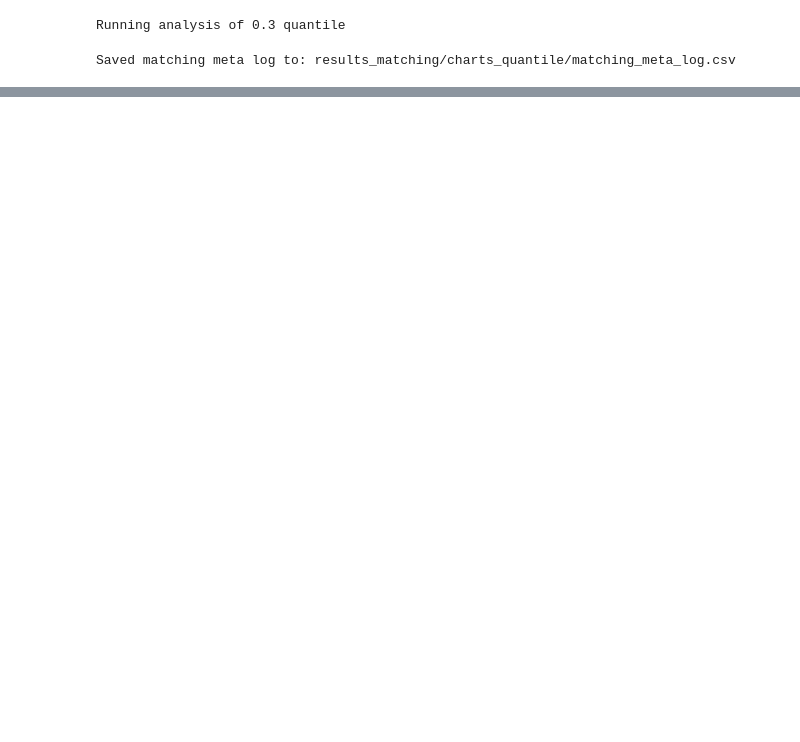
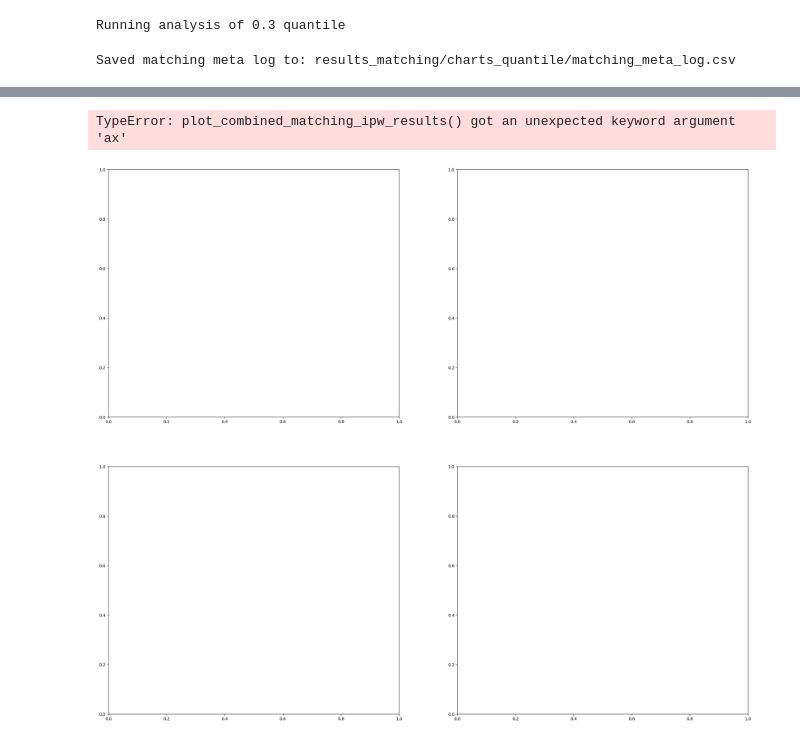
Before and after one commit to mashaashkolnik/causal_framework, a Jupyter notebook: matching.ipynb, the cells around one changed output, grey strips where cells are left out. Cells and saved outputs as stored; diff of their text form; code cells hidden in the pictures; blank space fills up the shorter version.

```diff
--- a/matching.ipynb
+++ b/matching.ipynb
@@ -406,0 +793,44 @@ meta[[
+# %%
+import matplotlib.pyplot as plt
+
+def plot_combined_grid(
+    columns: list,
+    labels_dict: dict,
+    annotation_dict: dict,
+    diet_full_names_mapping: dict
+):
+    """
+    Creates a 2x2 grid of forest plots for 4 specific features.
+    """
+    if len(columns) != 4:
+        print("Warning: This function is optimized for exactly 4 columns.")
+
+    # Create a 2x2 grid. Increase figsize for clarity.
+    fig, axes = plt.subplots(2, 2, figsize=(28, 24))
+    axes_flat = axes.flatten()
+
+    for i, col_name in enumerate(columns):
+        if i >= len(axes_flat):
+            break
+
+        # Call your existing function, passing the specific axis
+        plot_combined_matching_ipw_results(
+            col_name,
+            labels_dict=labels_dict,
+            annotation_dict=annotation_dict,
+            diet_full_names_mapping=diet_full_names_mapping,
+            ax=axes_flat[i]
+        )
+
+    # Global spacing adjustments
+    plt.tight_layout(pad=10.0) # pad helps prevent overlap between subplots
+    plt.subplots_adjust(hspace=0.4, wspace=0.3)
+
+    return fig, axes
+
+# Usage Example:
+fig, axes = plot_combined_grid(columns, labels_dict, annotation_dict, diet_full_names_mapping)
+plt.show()
+# %% [output]
+TypeError: plot_combined_matching_ipw_results() got an unexpected keyword argument 'ax'
+[figure, added]
```
Also changed, not shown: parts of 5 cells of this notebook, 15 other files.
